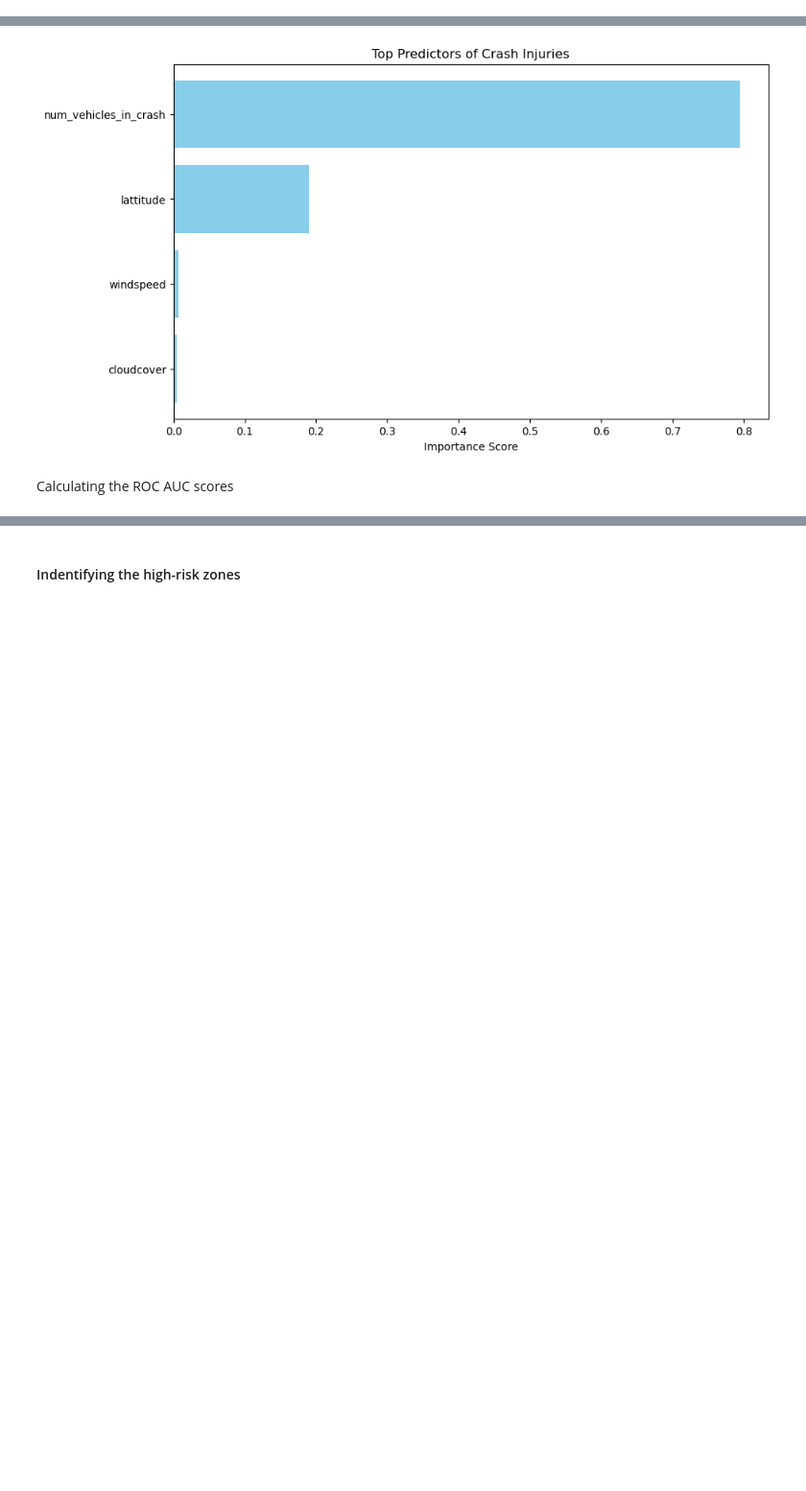
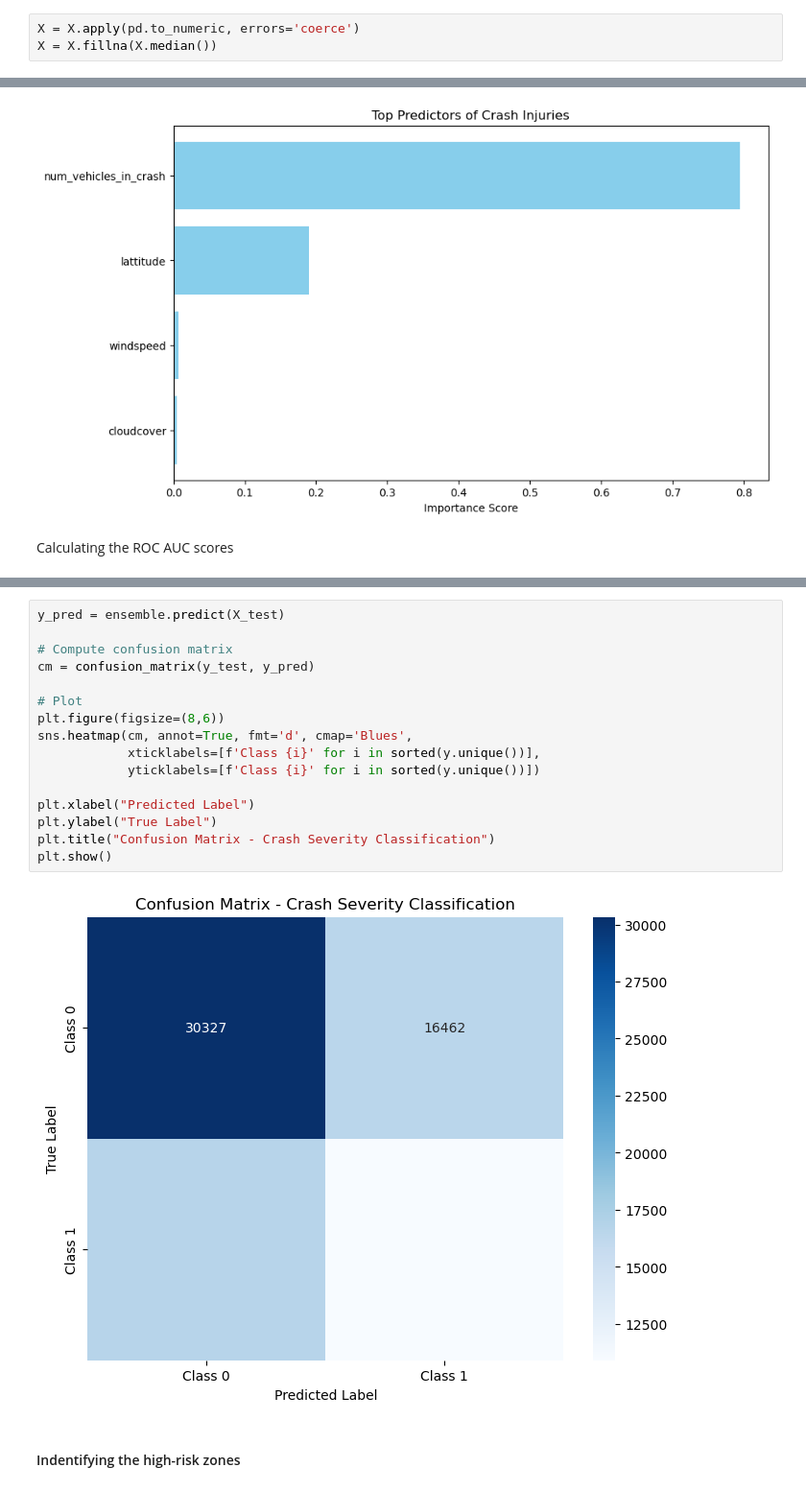
Before and after one commit to Grace-Neema-bit/Chicago-Car-Crash-Prediction-and-Analysis, a Jupyter notebook: project.ipynb, the cells around one changed output, grey strips where cells are left out. Shown at 96% size. Drawn from its saved outputs; the diff is of its cells as text; blank space fills up the shorter version.

```diff
--- a/project.ipynb
+++ b/project.ipynb
@@ -204,6 +237,9 @@ X = df.drop(columns=['crash_severity', 'crash_severity_class',
 # %%
 # One-hot encode categorical features
 X = pd.get_dummies(X, drop_first=True)
+# %%
+X = X.apply(pd.to_numeric, errors='coerce')
+X = X.fillna(X.median())
 # %%
 # We split the dataset
 target=X
@@ -559,3 +651,21 @@ Decision Tree AUC: 0.5837
+# %%
+y_pred = ensemble.predict(X_test)
+
+# Compute confusion matrix
+cm = confusion_matrix(y_test, y_pred)
+
+# Plot
+plt.figure(figsize=(8,6))
+sns.heatmap(cm, annot=True, fmt='d', cmap='Blues',
+            xticklabels=[f'Class {i}' for i in sorted(y.unique())],
+            yticklabels=[f'Class {i}' for i in sorted(y.unique())])
+
+plt.xlabel("Predicted Label")
+plt.ylabel("True Label")
+plt.title("Confusion Matrix - Crash Severity Classification")
+plt.show()
+# %% [output]
+[figure, added]
 # %% [markdown]
 #### Indentifying the high-risk zones
 # %%
```
Also changed, not shown: parts of 7 cells of this notebook, 2 other files.
